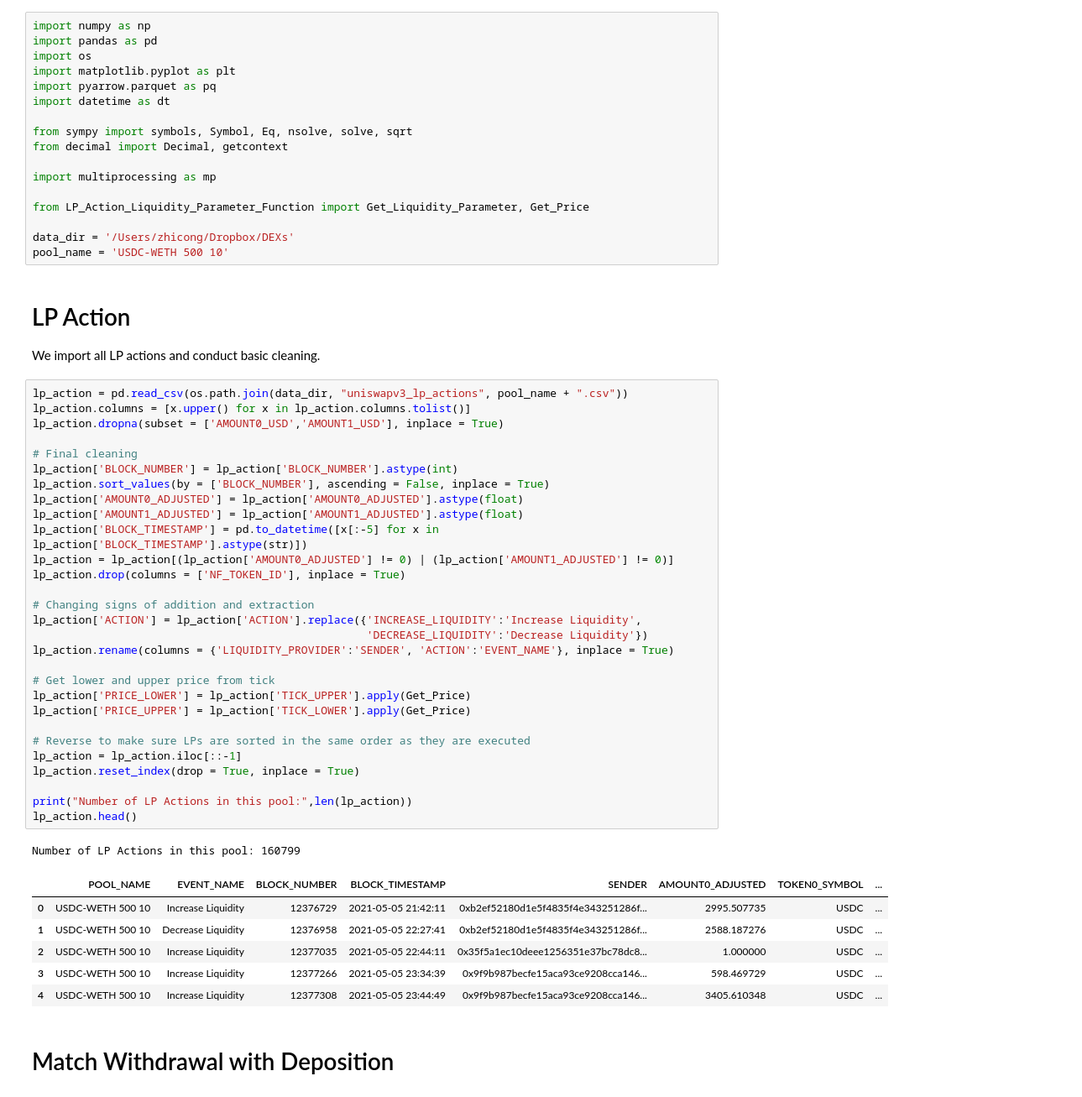
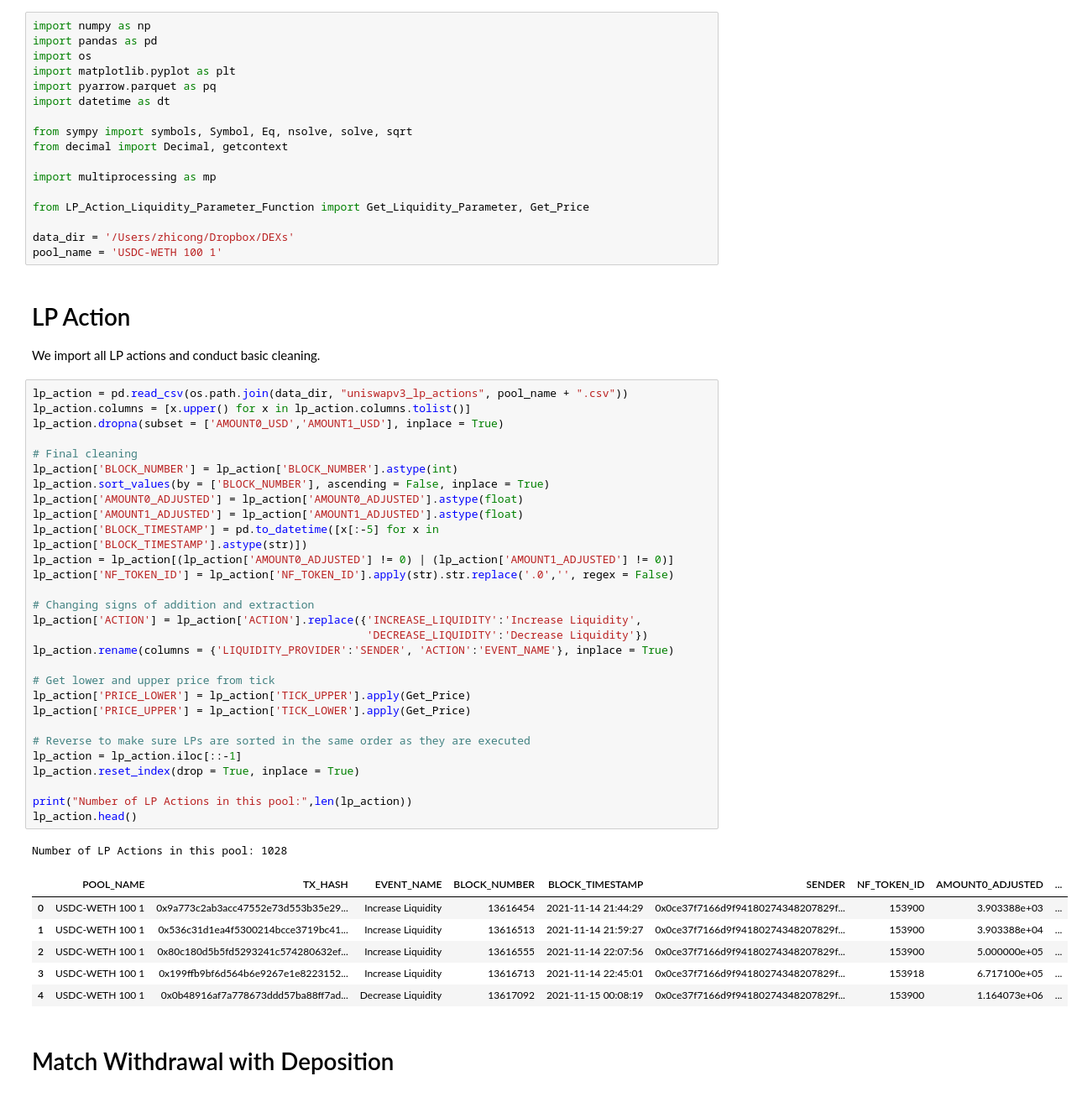
Before and after one commit to zhiconghu/Ethereum_DEX_Data, a Jupyter notebook: Data Scraping and Cleaning/LP Action Liquiditiy Parameter.ipynb, the cells around one changed output. Shown at 84% size. Cells and saved outputs as stored; diff of their text form.

```diff
--- a/Data Scraping and Cleaning/LP Action Liquiditiy Parameter.ipynb
+++ b/Data Scraping and Cleaning/LP Action Liquiditiy Parameter.ipynb
@@ -14,7 +14,7 @@ import multiprocessing as mp
 from LP_Action_Liquidity_Parameter_Function import Get_Liquidity_Parameter, Get_Price
 
 data_dir = '/Users/zhicong/Dropbox/DEXs'
-pool_name = 'USDC-WETH 500 10'
+pool_name = 'USDC-WETH 100 1'
 # %% [markdown]
 # LP Action
 
@@ -22,40 +22,40 @@ We import all LP actions and conduct basic cleaning.
 # %%
 lp_action = pd.read_csv(os.path.join(data_dir, "uniswapv3_lp_actions", pool_name + ".csv"))
 lp_action.columns = [x.upper() for x in lp_action.columns.tolist()]
 lp_action.dropna(subset = ['AMOUNT0_USD','AMOUNT1_USD'], inplace = True)
 
 # Final cleaning
 lp_action['BLOCK_NUMBER'] = lp_action['BLOCK_NUMBER'].astype(int)
 lp_action.sort_values(by = ['BLOCK_NUMBER'], ascending = False, inplace = True)
 lp_action['AMOUNT0_ADJUSTED'] = lp_action['AMOUNT0_ADJUSTED'].astype(float)
 lp_action['AMOUNT1_ADJUSTED'] = lp_action['AMOUNT1_ADJUSTED'].astype(float)
 lp_action['BLOCK_TIMESTAMP'] = pd.to_datetime([x[:-5] for x in lp_action['BLOCK_TIMESTAMP'].astype(str)])
 lp_action = lp_action[(lp_action['AMOUNT0_ADJUSTED'] != 0) | (lp_action['AMOUNT1_ADJUSTED'] != 0)]
-lp_action.drop(columns = ['NF_TOKEN_ID'], inplace = True)
+lp_action['NF_TOKEN_ID'] = lp_action['NF_TOKEN_ID'].apply(str).str.replace('.0','', regex = False)
 
 # Changing signs of addition and extraction
 lp_action['ACTION'] = lp_action['ACTION'].replace({'INCREASE_LIQUIDITY':'Increase Liquidity',
                                                    'DECREASE_LIQUIDITY':'Decrease Liquidity'})
 lp_action.rename(columns = {'LIQUIDITY_PROVIDER':'SENDER', 'ACTION':'EVENT_NAME'}, inplace = True)
 
 # Get lower and upper price from tick
 lp_action['PRICE_LOWER'] = lp_action['TICK_UPPER'].apply(Get_Price)
 lp_action['PRICE_UPPER'] = lp_action['TICK_LOWER'].apply(Get_Price)
 
 # Reverse to make sure LPs are sorted in the same order as they are executed
 lp_action = lp_action.iloc[::-1]
 lp_action.reset_index(drop = True, inplace = True)
 
 print("Number of LP Actions in this pool:",len(lp_action))
 lp_action.head()
 # %% [output]
-Number of LP Actions in this pool: 160799
+Number of LP Actions in this pool: 1028
-|  | POOL_NAME | EVENT_NAME | BLOCK_NUMBER | BLOCK_TIMESTAMP | SENDER | AMOUNT0_ADJUSTED | TOKEN0_SYMBOL | ... |
-| 0 | USDC-WETH 500 10 | Increase Liquidity | 12376729 | 2021-05-05 21:42:11 | 0xb2ef52180d1e5f4835f4e343251286f... | 2995.507735 | USDC | ... |
-| 1 | USDC-WETH 500 10 | Decrease Liquidity | 12376958 | 2021-05-05 22:27:41 | 0xb2ef52180d1e5f4835f4e343251286f... | 2588.187276 | USDC | ... |
-| 2 | USDC-WETH 500 10 | Increase Liquidity | 12377035 | 2021-05-05 22:44:11 | 0x35f5a1ec10deee1256351e37bc78dc8... | 1.000000 | USDC | ... |
-| 3 | USDC-WETH 500 10 | Increase Liquidity | 12377266 | 2021-05-05 23:34:39 | 0x9f9b987becfe15aca93ce9208cca146... | 598.469729 | USDC | ... |
-| 4 | USDC-WETH 500 10 | Increase Liquidity | 12377308 | 2021-05-05 23:44:49 | 0x9f9b987becfe15aca93ce9208cca146... | 3405.610348 | USDC | ... |
+|  | POOL_NAME | TX_HASH | EVENT_NAME | BLOCK_NUMBER | BLOCK_TIMESTAMP | SENDER | NF_TOKEN_ID | AMOUNT0_ADJUSTED | ... |
+| 0 | USDC-WETH 100 1 | 0x9a773c2ab3acc47552e73d553b35e29... | Increase Liquidity | 13616454 | 2021-11-14 21:44:29 | 0x0ce37f7166d9f94180274348207829f... | 153900 | 3.903388e+03 | ... |
+| 1 | USDC-WETH 100 1 | 0x536c31d1ea4f5300214bcce3719bc41... | Increase Liquidity | 13616513 | 2021-11-14 21:59:27 | 0x0ce37f7166d9f94180274348207829f... | 153900 | 3.903388e+04 | ... |
+| 2 | USDC-WETH 100 1 | 0x80c180d5b5fd5293241c574280632ef... | Increase Liquidity | 13616555 | 2021-11-14 22:07:56 | 0x0ce37f7166d9f94180274348207829f... | 153900 | 5.000000e+05 | ... |
+| 3 | USDC-WETH 100 1 | 0x199ffb9bf6d564b6e9267e1e8223152... | Increase Liquidity | 13616713 | 2021-11-14 22:45:01 | 0x0ce37f7166d9f94180274348207829f... | 153918 | 6.717100e+05 | ... |
+| 4 | USDC-WETH 100 1 | 0x0b48916af7a778673ddd57ba88ff7ad... | Decrease Liquidity | 13617092 | 2021-11-15 00:08:19 | 0x0ce37f7166d9f94180274348207829f... | 153900 | 1.164073e+06 | ... |
 # %% [markdown]
 # Match Withdrawal with Deposition
 # %%
```
Also changed, not shown: parts of 6 cells of this notebook, 11 other files.
